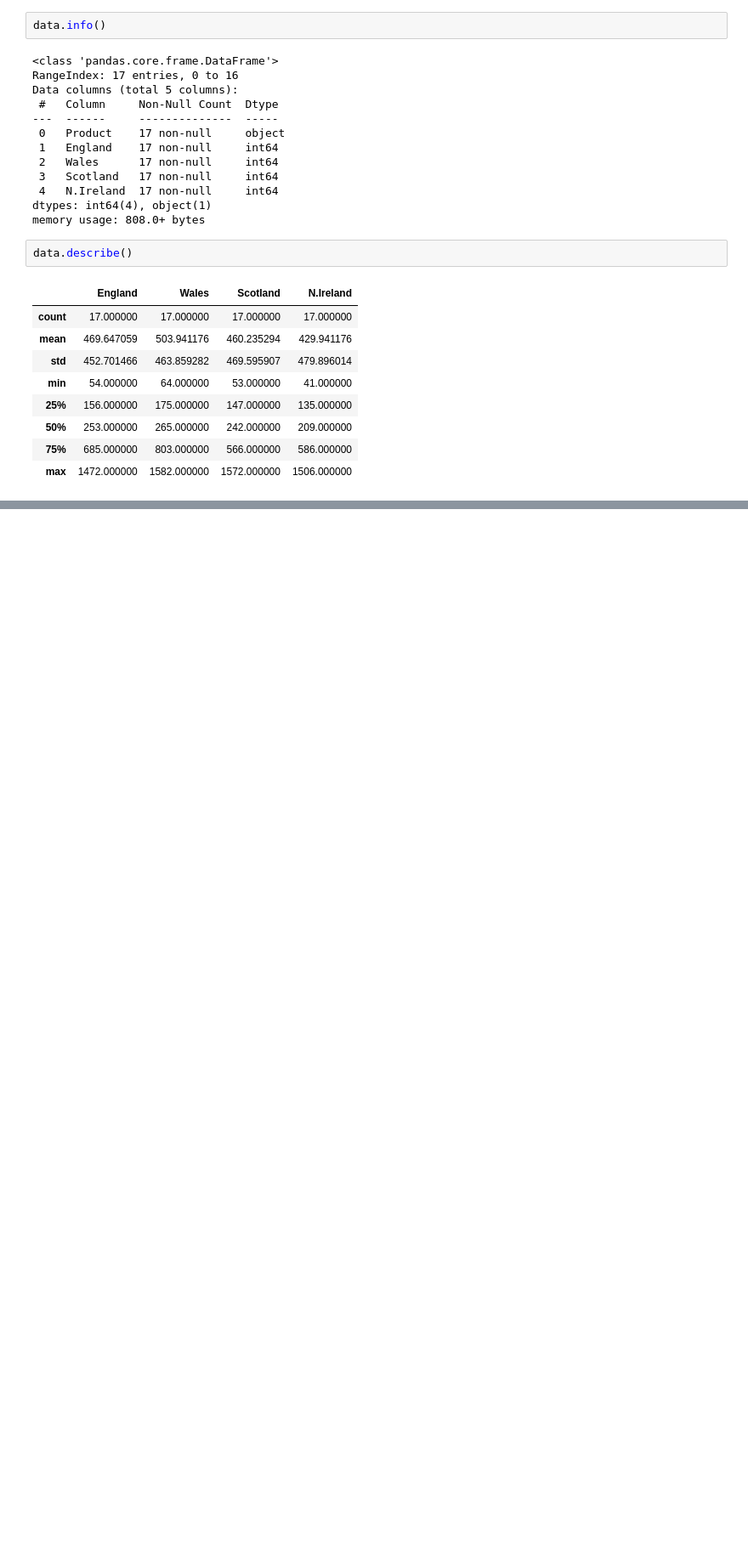
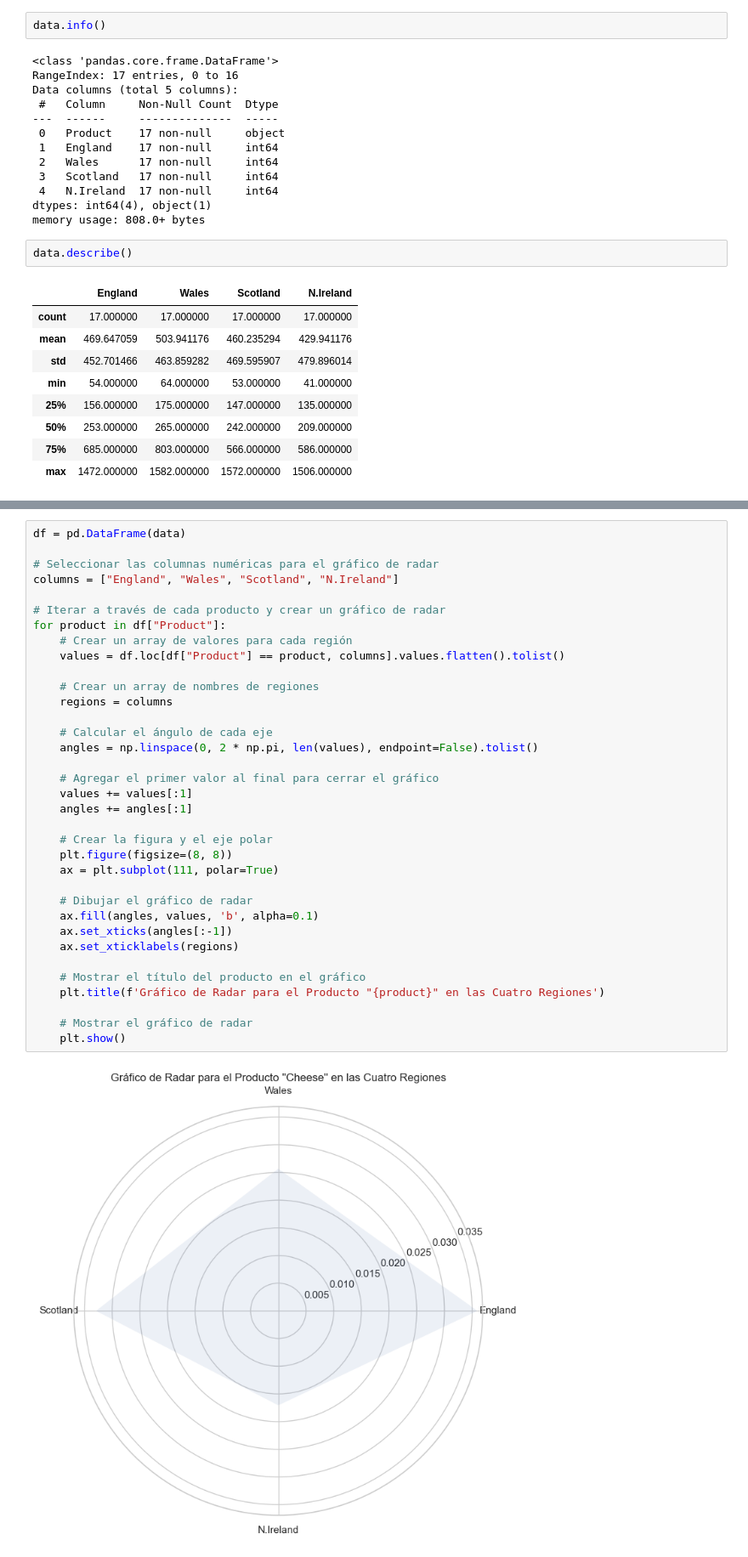
Before and after one commit to dele20361/Lab5_DS, a Jupyter notebook: Lab5_DS.ipynb, the cells around one changed output, grey strips where cells are left out. Shown at 85% size. Saved outputs shown, nothing was run; the diff lists cells and outputs as text; blank space fills up the shorter version.

```diff
--- a/Lab5_DS.ipynb
+++ b/Lab5_DS.ipynb
@@ -67,0 +88,37 @@ TypeError: 'module' object is not callable
+# %%
+df = pd.DataFrame(data)
+
+# Seleccionar las columnas numéricas para el gráfico de radar
+columns = ["England", "Wales", "Scotland", "N.Ireland"]
+
+# Iterar a través de cada producto y crear un gráfico de radar
+for product in df["Product"]:
+    # Crear un array de valores para cada región
+    values = df.loc[df["Product"] == product, columns].values.flatten().tolist()
+
+    # Crear un array de nombres de regiones
+    regions = columns
+
+    # Calcular el ángulo de cada eje
+    angles = np.linspace(0, 2 * np.pi, len(values), endpoint=False).tolist()
+
+    # Agregar el primer valor al final para cerrar el gráfico
+    values += values[:1]
+    angles += angles[:1]
+
+    # Crear la figura y el eje polar
+    plt.figure(figsize=(8, 8))
+    ax = plt.subplot(111, polar=True)
+
+    # Dibujar el gráfico de radar
+    ax.fill(angles, values, 'b', alpha=0.1)
+    ax.set_xticks(angles[:-1])
+    ax.set_xticklabels(regions)
+
+    # Mostrar el título del producto en el gráfico
+    plt.title(f'Gráfico de Radar para el Producto "{product}" en las Cuatro Regiones')
+
+    # Mostrar el gráfico de radar
+    plt.show()
+# %% [output]
+[figure, added]
```
Also changed, not shown: parts of 8 cells of this notebook.
